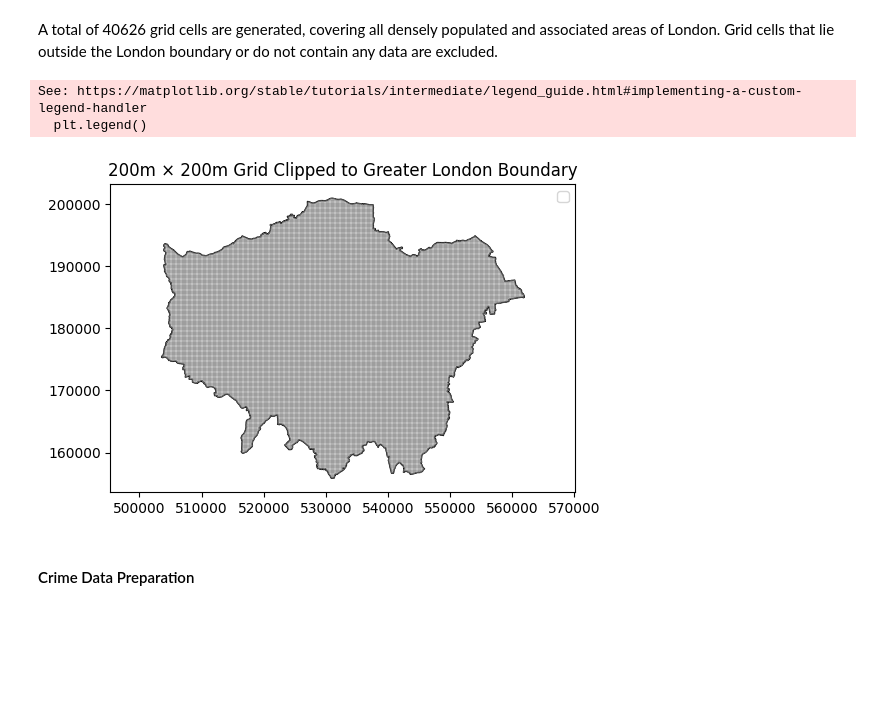
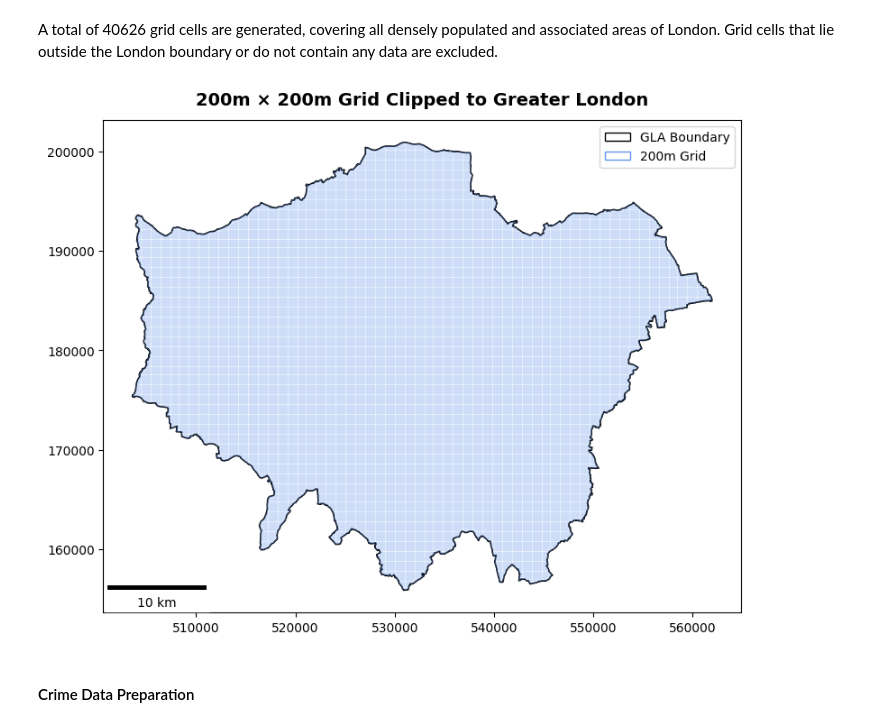
Before and after one commit to ixxiiris/CASA0006_assessment, a Jupyter notebook: Template_submission_CASA0006.ipynb, the cells around one changed output. Cells and saved outputs as stored; diff of their text form; code cells hidden in the pictures; blank space fills up the shorter version.

```diff
--- a/Template_submission_CASA0006.ipynb
+++ b/Template_submission_CASA0006.ipynb
@@ -144,17 +151,36 @@ Total number of grid cells within London: 40626
 A total of 40626 grid cells are generated, covering all densely populated and associated areas of London. Grid cells that lie outside the London boundary or do not contain any data are excluded.
 # %%
 # Visual check: Grid overlaid on official boundary
-fig, ax = plt.subplots(figsize=(6, 4))
-gla_boundary.plot(ax=ax, facecolor="none", edgecolor="black", linewidth=1, label="GLA Boundary")
-grid_200m.plot(ax=ax, facecolor="none", edgecolor="grey", linewidth=0.2, label="200m Grid")
-plt.title("200m × 200m Grid Clipped to Greater London Boundary")
-plt.axis('equal')
-plt.legend()
+# Create figure and axes
+fig, ax = plt.subplots(figsize=(8, 8))
+
+# Plot Greater London boundary and grid
+gla_boundary.plot(ax=ax, facecolor='none', edgecolor='black', linewidth=1.2)
+grid_200m.plot(ax=ax, facecolor='none', edgecolor='cornflowerblue', linewidth=0.2, alpha=0.6)
+
+# Add title
+ax.set_title("200m × 200m Grid Clipped to Greater London", fontsize=14, fontweight='bold', pad=12)
+
+# Manually define legend handles
+legend_elements = [
+    Patch(facecolor='none', edgecolor='black', label='GLA Boundary'),
+    Patch(facecolor='none', edgecolor='cornflowerblue', label='200m Grid')
+]
+ax.legend(handles=legend_elements, loc='upper right', fontsize=10)
+
+# Add scalebar
+scalebar = ScaleBar(1, units="m", dimension="si-length", location="lower left")
+ax.add_artist(scalebar)
+
+# Set aspect and axis style
+ax.set_aspect('equal')
+ax.tick_params(axis='both', labelsize=10)
+
+# Final layout adjustment
+plt.tight_layout()
 plt.show()
 # %% [output]
-See: https://matplotlib.org/stable/tutorials/intermediate/legend_guide.html#implementing-a-custom-legend-handler
-  plt.legend()
-[figure, old version]
+[figure, new version]
 # %%
 # Save Grid File
 grid_200m.to_file("data/London_boundary/Grid_200m_London.geojson", driver="GeoJSON")
```
Also changed, not shown: parts of 24 cells of this notebook, 5 other files.
